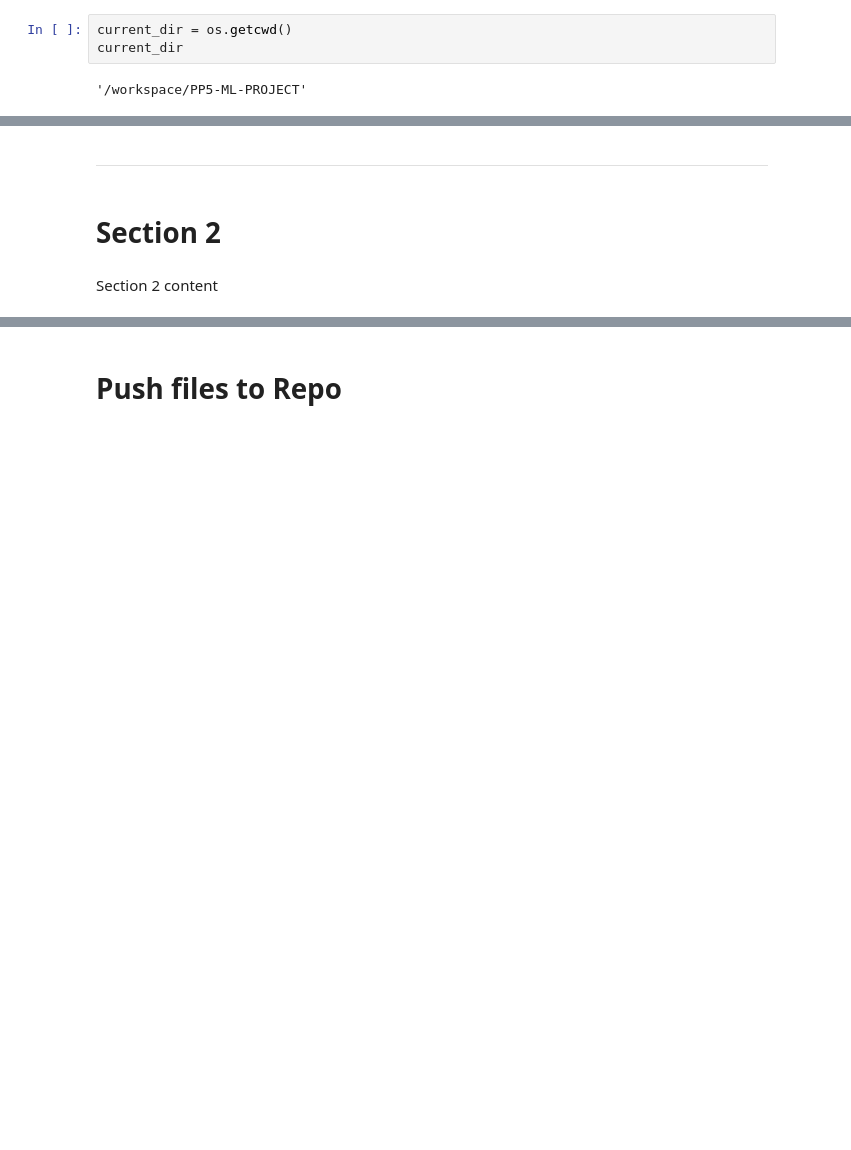
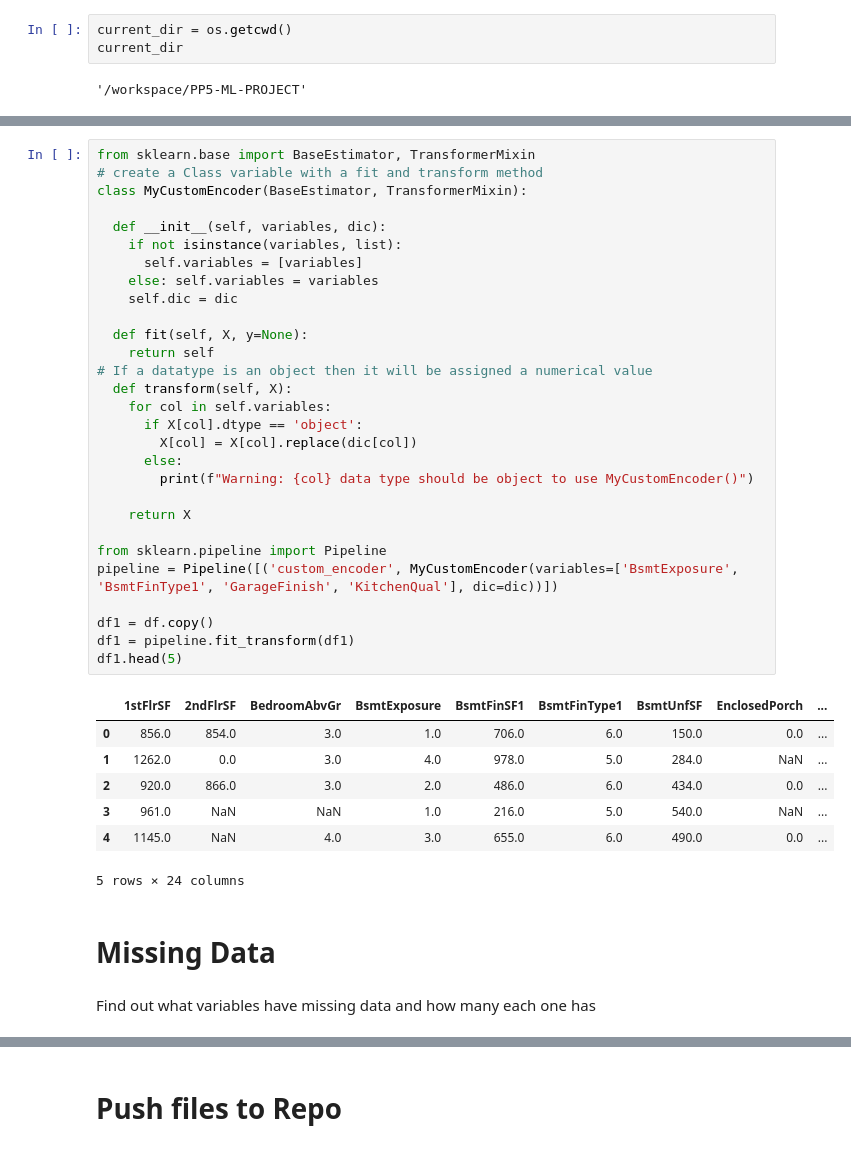
Before and after one commit to James-Burch/PP5-ML-PROJECT, a Jupyter notebook: jupyter_notebooks/2.DataCleaning.ipynb, the cells around one changed output, grey strips where cells are left out. Saved outputs shown, nothing was run; the diff lists cells and outputs as text; blank space fills up the shorter version.

```diff
--- a/jupyter_notebooks/2.DataCleaning.ipynb
+++ b/jupyter_notebooks/2.DataCleaning.ipynb
@@ -51,6 +88,41 @@ Section 1 content
+# %%
+from sklearn.base import BaseEstimator, TransformerMixin
+# create a Class variable with a fit and transform method
+class MyCustomEncoder(BaseEstimator, TransformerMixin):
+
+  def __init__(self, variables, dic):
+    if not isinstance(variables, list):
+      self.variables = [variables]
+    else: self.variables = variables
+    self.dic = dic
+
+  def fit(self, X, y=None):
+    return self
+# If a datatype is an object then it will be assigned a numerical value
+  def transform(self, X):
+    for col in self.variables:
+      if X[col].dtype == 'object':
+        X[col] = X[col].replace(dic[col])
+      else:
+        print(f"Warning: {col} data type should be object to use MyCustomEncoder()")
+
+    return X
+
+from sklearn.pipeline import Pipeline
+pipeline = Pipeline([('custom_encoder', MyCustomEncoder(variables=['BsmtExposure', 'BsmtFinType1', 'GarageFinish', 'KitchenQual'], dic=dic))])
+
+df1 = df.copy()
+df1 = pipeline.fit_transform(df1)
+df1.head(5)
+# %% [output]
+|  | 1stFlrSF | 2ndFlrSF | BedroomAbvGr | BsmtExposure | BsmtFinSF1 | BsmtFinType1 | BsmtUnfSF | EnclosedPorch | ... |
+| 0 | 856.0 | 854.0 | 3.0 | 1.0 | 706.0 | 6.0 | 150.0 | 0.0 | ... |
+| 1 | 1262.0 | 0.0 | 3.0 | 4.0 | 978.0 | 5.0 | 284.0 | NaN | ... |
+| 2 | 920.0 | 866.0 | 3.0 | 2.0 | 486.0 | 6.0 | 434.0 | 0.0 | ... |
+| 3 | 961.0 | NaN | NaN | 1.0 | 216.0 | 5.0 | 540.0 | NaN | ... |
+| 4 | 1145.0 | NaN | 4.0 | 3.0 | 655.0 | 6.0 | 490.0 | 0.0 | ... |
+5 rows × 24 columns
 # %% [markdown]
----
+# Missing Data
-# %% [markdown]
-# Section 2
-# %% [markdown]
-Section 2 content
+# %% [markdown]
+Find out what variables have missing data and how many each one has
```
Also changed, not shown: parts of 20 cells of this notebook.
